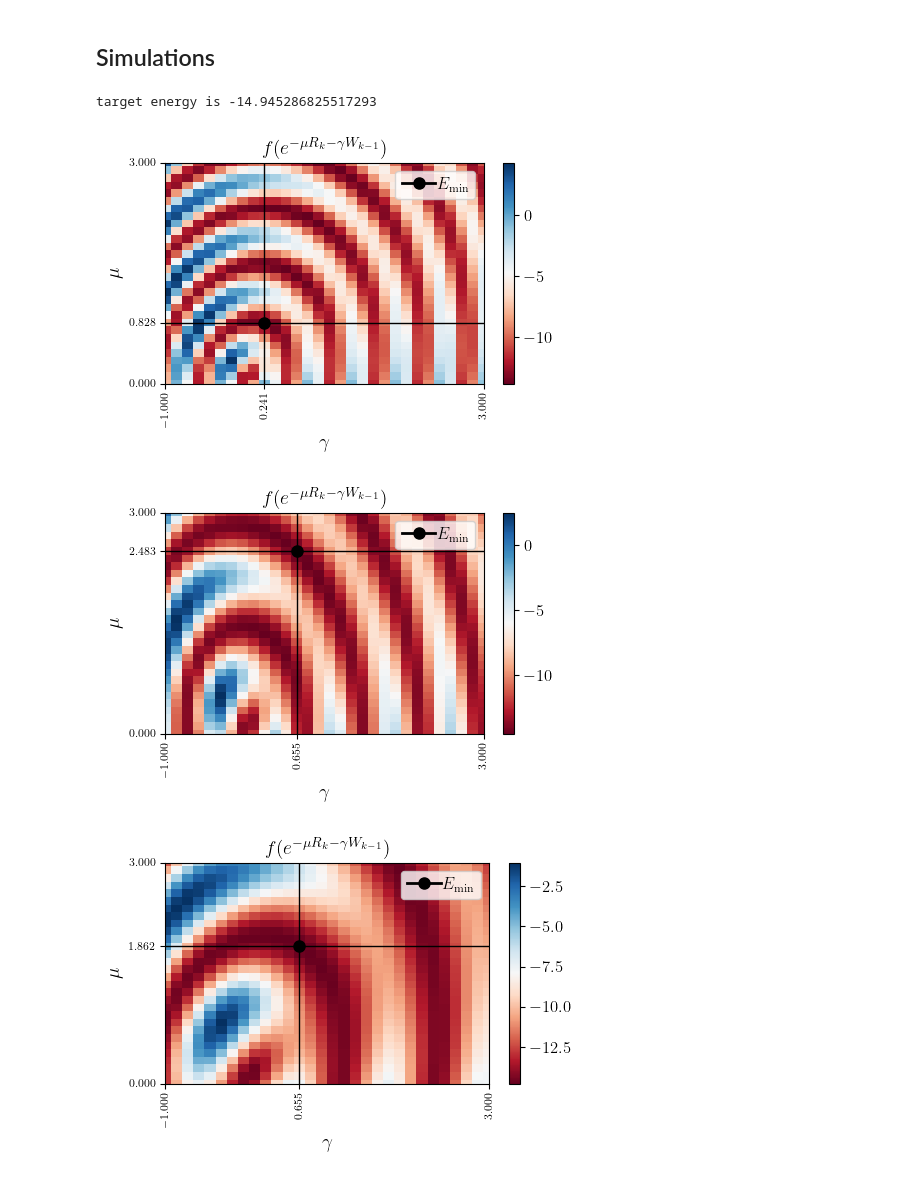
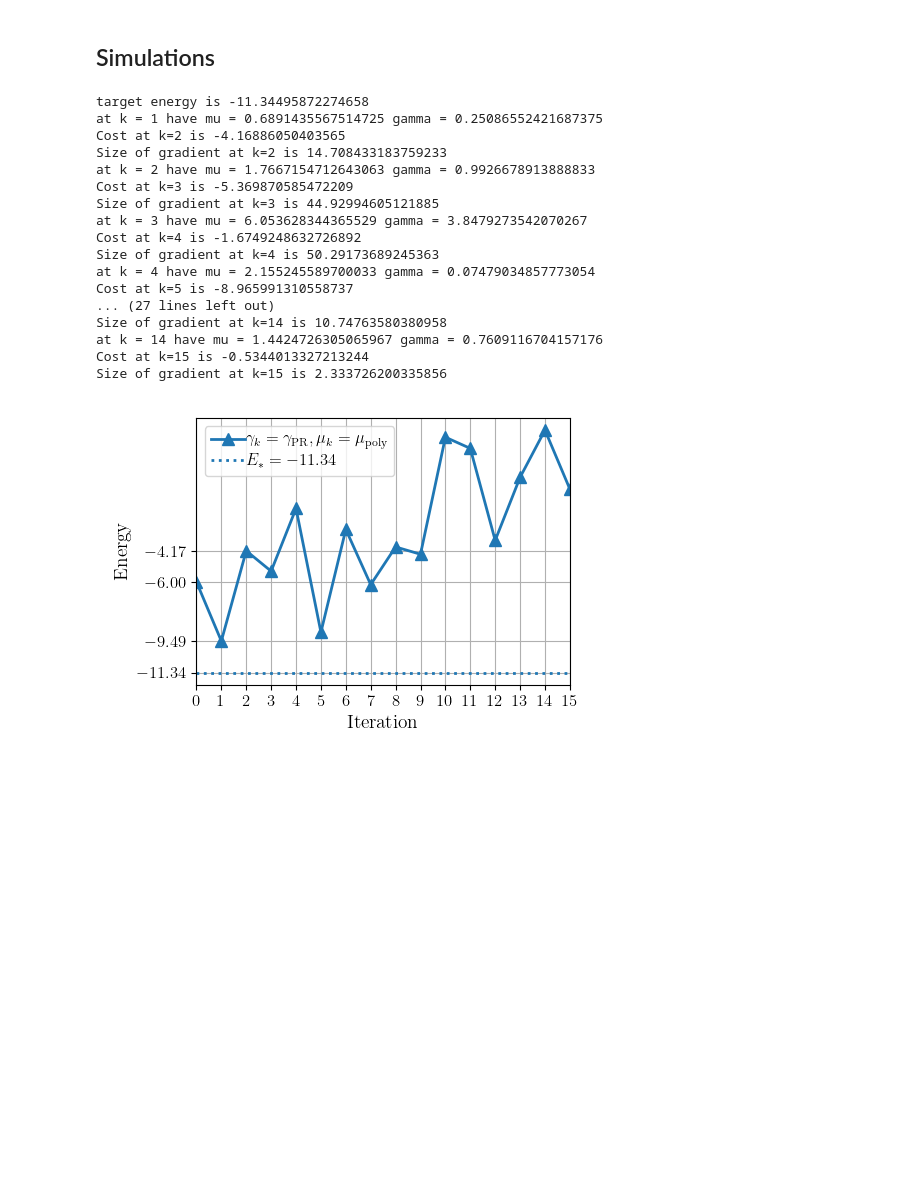
Before and after one commit to AndresArciaLopez/OptimisationOnUnitaries, a Jupyter notebook: CGonUnitaries.ipynb, the cells around one changed output. Drawn from its saved outputs; the diff is of its cells as text; code cells hidden in the pictures; blank space fills up the shorter version.

Commit message:
add gamma PR approx and mu poly approx

```diff
--- a/CGonUnitaries.ipynb
+++ b/CGonUnitaries.ipynb
@@ -23,7 +24,7 @@ set_backend("numpy")
 Choose number of qubits and Hamiltonian
 # %%
 #Number of qubits
-L = 9
+L = 7
 #Size of system
 n = 2**L
 nsqrd = n**2
@@ -34,4 +35,9 @@ H = H_sh.matrix
 #minimum energy
 target_energy = min(np.linalg.eigvalsh(H))
 print("Target energy: ", target_energy)
+
+gamma_high = 1
+gamma_low = -0.5
+mu_high = 1
+mu_low = 0
 # %% [output]
@@ -208,7 +286,7 @@ def mu_gamma_auto_PR_approx(U, R, prevW):
 # %% [markdown]
 ## Define CG functions
 # %%
-def general_cg(mu_selector, mu_gamma_selector, label, marker, initial_U=np.eye(n), iterations=15, tolerance=0.1):
+def general_cg(mu_selector, mu_gamma_selector, label, marker, initial_U=np.eye(n), iterations=15, tolerance=0.01):
     R = commutator(H, initial_U@PSI0@dagger(initial_U)) #Riemannian gradient
     RdotR = dotProd(R,R) #Size of gradient. If 0, U is a minimum
     results = []
@@ -233,13 +311,17 @@ def general_cg(mu_selector, mu_gamma_selector, label, marker, initial_U=np.eye(n
     #Take CG steps
     k=1
     prevW = W.copy() #previous search direction
+    prevR = R.copy()
     R = commutator(H, U@PSI0@dagger(U)) #new steepest descent direction
     RdotR = dotProd(R,R)
     # print("cost at k=1 is", moments[0])
     # print("Size of Gadient at k="+ str(k)+" is "+str(RdotR))
 
     while RdotR > tolerance and k < iterations:
-        mu_min, gamma_min = mu_gamma_selector(U, R, prevW) #select mu and gamma
+        mu_min, gamma_min = mu_gamma_selector(U, [R, prevR], prevW) #select mu and gamma
+        if mu_min < 1e-12:
+            break
+        print("at k =", k, "have mu =", mu_min, "gamma =", gamma_min)
         gamma_mins.append(gamma_min)
         mu_mins.append(mu_min)
         W = R + gamma_min*prevW #CG search direction
@@ -252,11 +334,12 @@ def general_cg(mu_selector, mu_gamma_selector, label, marker, initial_U=np.eye(n
         results.append(moments)
 
         prevW = W.copy() #previous search direction
+        prevR = R.copy() #previous Riemannian gradient
         R = commutator(H, U@PSI0@dagger(U)) #new steepest descent direction
         RdotR = dotProd(R,R)
         k += 1
-        # print("Cost at k="+str(k)+" is "+str(moments[0]))
-        # print("Size of gradient at k="+ str(k)+ " is "+ str(RdotR))
+        print("Cost at k="+str(k)+" is "+str(moments[0]))
+        print("Size of gradient at k="+ str(k)+ " is "+ str(RdotR))
 
     #results is [E, S, Variance] of each U, k is number of iterations,
     # mu_mins and gamma_mins are chioices for mu, gamma at each step
@@ -266,11 +349,29 @@ def general_cg(mu_selector, mu_gamma_selector, label, marker, initial_U=np.eye(n
 # %%
 print("target energy is", target_energy)
 toplot = []
-toplot.append(general_cg(mu_line_search, mu_gamma_grid_searchA, "$\gamma_k = \gamma_\mathrm{min}$", "*"))
-toplot.append(general_cg(mu_line_search, mu_line_search, "$\gamma_k = 0$", "^"))
-energy_plot(toplot)
+# toplot.append(general_cg(mu_line_search, mu_gamma_grid_searchA, "$\gamma_k = \gamma_\mathrm{min}, \mu_k = \mu_\mathrm{min}$", "*"))
+# toplot.append(general_cg(mu_line_search, mu_line_search, "$\gamma_k = 0$", "^"))
+
+autoCG_results = general_cg(mu_line_search, mu_gamma_auto_PR, "$\gamma_k = \gamma_\mathrm{PR}, \mu_k = \mu_\mathrm{poly}$", "^")["results"]
+toplot.append([e[0] for e in autoCG_results])
+# toplot.append(general_cg(mu_line_search, mu_line_gamma_PR, "$\gamma_k = \gamma_\mathrm{PR}, \mu_k = \mu_\mathrm{min}$", "o"))
+convergence_plot(toplot)
 # %% [output]
-target energy is -14.945286825517293
+target energy is -11.34495872274658
+at k = 1 have mu = 0.6891435567514725 gamma = 0.25086552421687375
+Cost at k=2 is -4.16886050403565
+Size of gradient at k=2 is 14.708433183759233
+at k = 2 have mu = 1.7667154712643063 gamma = 0.9926678913888833
+Cost at k=3 is -5.369870585472209
+Size of gradient at k=3 is 44.92994605121885
+at k = 3 have mu = 6.053628344365529 gamma = 3.8479273542070267
+Cost at k=4 is -1.6749248632726892
+Size of gradient at k=4 is 50.29173689245363
+at k = 4 have mu = 2.155245589700033 gamma = 0.07479034857773054
+Cost at k=5 is -8.965991310558737
+... (27 lines left out)
+Size of gradient at k=14 is 10.74763580380958
+at k = 14 have mu = 1.4424726305065967 gamma = 0.7609116704157176
+Cost at k=15 is -0.5344013327213244
+Size of gradient at k=15 is 2.333726200335856
-[figure, old version]
+[figure, new version]
-[figure, removed]
-[figure, removed]
```
Also changed, not shown: parts of 6 cells of this notebook.
